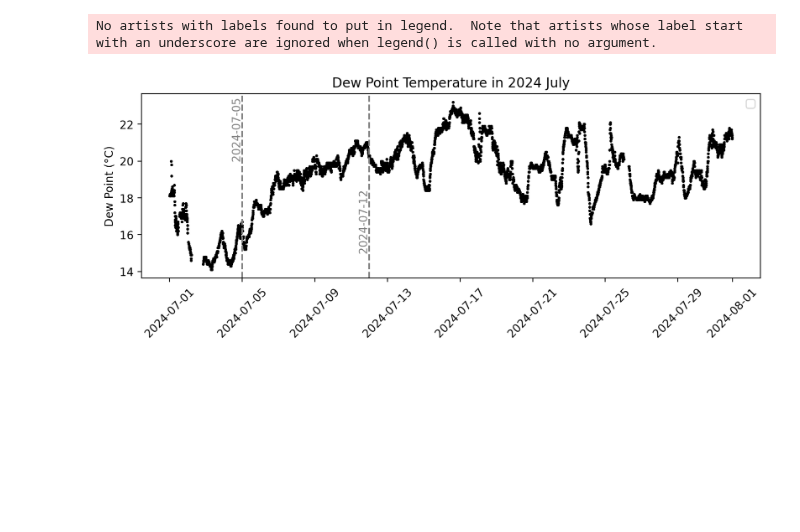
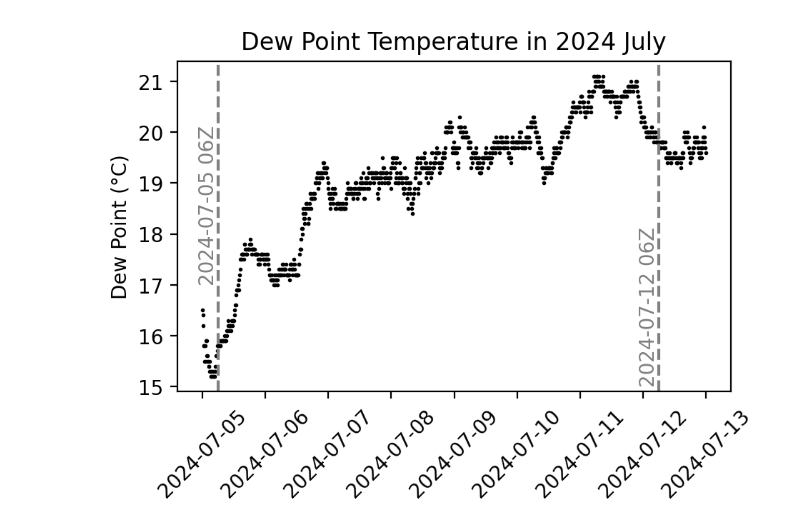
Before and after one commit to jesseturner/FLC_Workspace_3, a Jupyter notebook: dew_point_figure/dew_point_chart.ipynb, the cells around one changed output. Saved outputs shown, nothing was run; the diff lists cells and outputs as text; code cells hidden in the pictures; blank space fills up the shorter version.

```diff
--- a/dew_point_figure/dew_point_chart.ipynb
+++ b/dew_point_figure/dew_point_chart.ipynb
@@ -26,3 +10,5 @@ data
+# %%
+data = data[(data["DD"] >= 5) & (data["DD"] <= 12)]
 # %%
 
 data['datetime'] = pd.to_datetime(data[['YY', 'MM', 'DD', 'hh', 'mm']].rename(columns={'YY': 'year', 'MM': 'month', 'DD': 'day', 'hh': 'hour', 'mm': 'minute'}))
@@ -31,23 +32,21 @@ data.replace(999.0, np.nan, inplace=True)
 # %%
 # Plot the DEWP variable
-date_1 = pd.to_datetime('2024-07-05')
-date_2 = pd.to_datetime('2024-07-12')
+date_1 = pd.to_datetime('2024-07-05 06:00:00')
+date_2 = pd.to_datetime('2024-07-12 06:00:00')
 
-fig = plt.figure(figsize=(10, 3))
-plt.scatter(data['datetime'], data['DEWP'], c='black', s=2.5)
+fig = plt.figure(figsize=(5, 3))
+plt.scatter(data['datetime'], data['DEWP'], c='black', s=1)
 
 plt.axvline(x=date_1, color='grey', linestyle='--')
 plt.axvline(x=date_2, color='grey', linestyle='--')
 
-plt.text(date_1, 20, '2024-07-05', color='grey', ha='right', va='bottom', fontsize=10, rotation=90)
-plt.text(date_2, 15, '2024-07-12', color='grey', ha='right', va='bottom', fontsize=10, rotation=90)
+plt.text(date_1, 17, '2024-07-05 06Z', color='grey', ha='right', va='bottom', fontsize=10, rotation=90)
+plt.text(date_2, 15, '2024-07-12 06Z', color='grey', ha='right', va='bottom', fontsize=10, rotation=90)
 
 plt.ylabel('Dew Point (°C)')
 plt.title('Dew Point Temperature in 2024 July')
 plt.xticks(rotation=45)
-plt.legend()
 fig.set_dpi(200)
 plt.show()
 # %% [output]
-No artists with labels found to put in legend.  Note that artists whose label start with an underscore are ignored when legend() is called with no argument.
-[figure, old version]
+[figure, new version]
```
Also changed, not shown: parts of 2 cells of this notebook, 2 other files.
